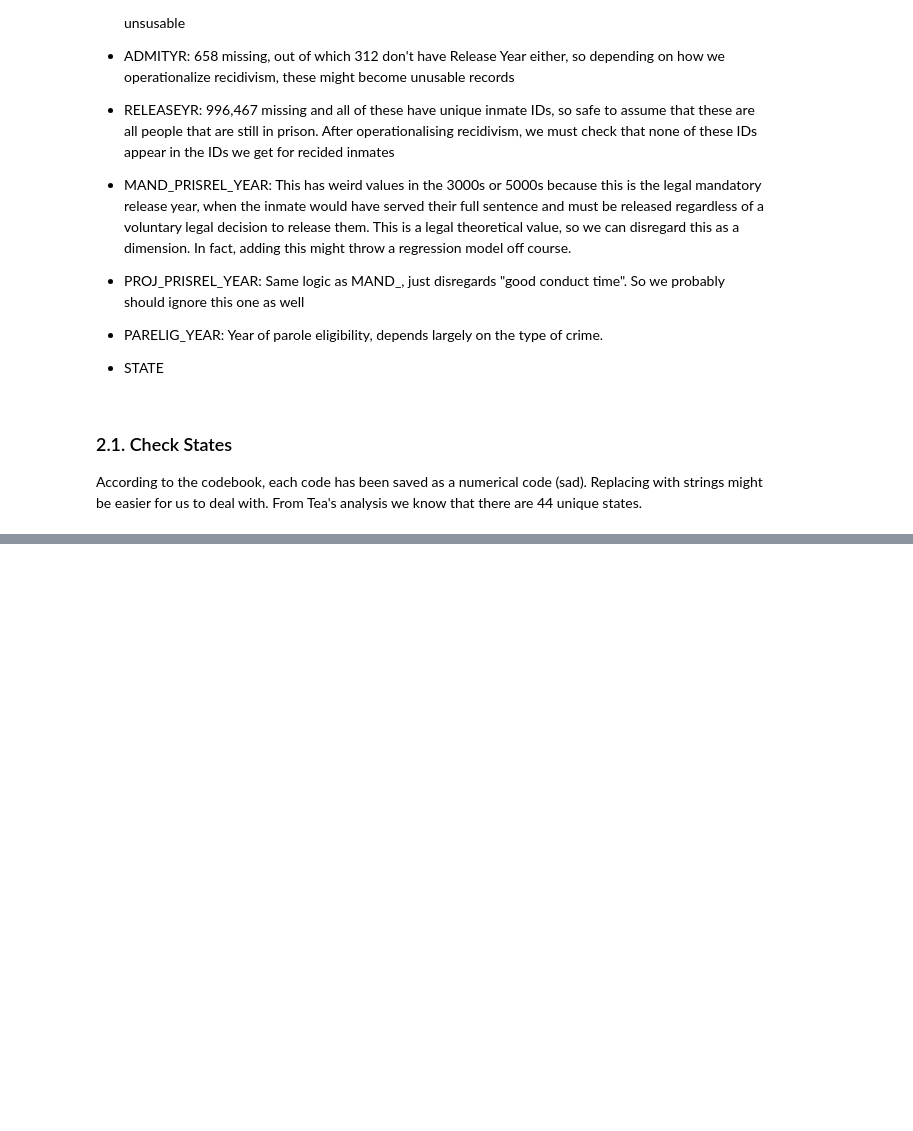
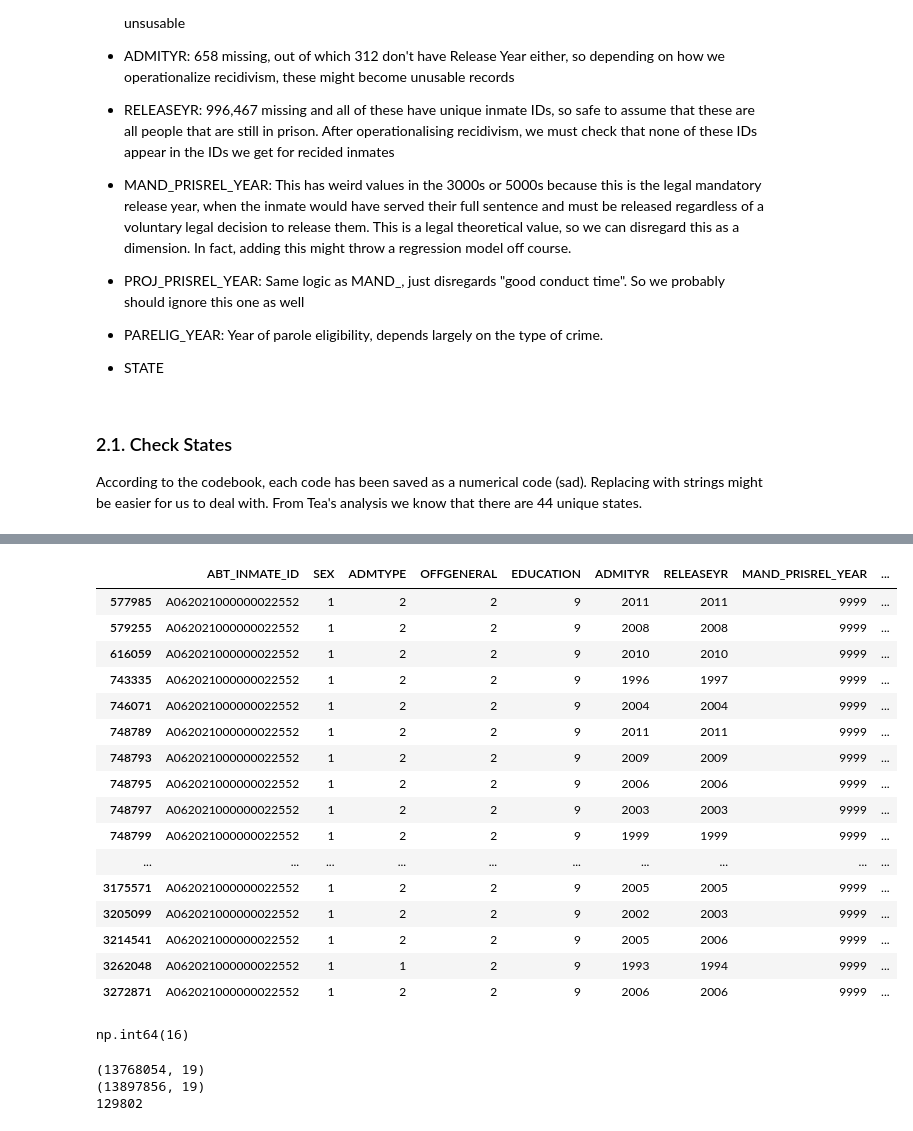
Before and after one commit to TeaTafaj/Recidivism-Education, a Jupyter notebook: eda.ipynb, the cells around one changed output, grey strips where cells are left out. Drawn from its saved outputs; the diff is of its cells as text; code cells hidden in the pictures; blank space fills up the shorter version.

```diff
--- a/eda.ipynb
+++ b/eda.ipynb
@@ -242,0 +319,34 @@ plt.show()
+# %%
+first_46_id_rows = df[df["ABT_INMATE_ID"] == "A062021000000022552"]
+first_46_id_rows
+# %% [output]
+|  | ABT_INMATE_ID | SEX | ADMTYPE | OFFGENERAL | EDUCATION | ADMITYR | RELEASEYR | MAND_PRISREL_YEAR | ... |
+| 577985 | A062021000000022552 | 1 | 2 | 2 | 9 | 2011 | 2011 | 9999 | ... |
+| 579255 | A062021000000022552 | 1 | 2 | 2 | 9 | 2008 | 2008 | 9999 | ... |
+| 616059 | A062021000000022552 | 1 | 2 | 2 | 9 | 2010 | 2010 | 9999 | ... |
+| 743335 | A062021000000022552 | 1 | 2 | 2 | 9 | 1996 | 1997 | 9999 | ... |
+| 746071 | A062021000000022552 | 1 | 2 | 2 | 9 | 2004 | 2004 | 9999 | ... |
+| 748789 | A062021000000022552 | 1 | 2 | 2 | 9 | 2011 | 2011 | 9999 | ... |
+| 748793 | A062021000000022552 | 1 | 2 | 2 | 9 | 2009 | 2009 | 9999 | ... |
+| 748795 | A062021000000022552 | 1 | 2 | 2 | 9 | 2006 | 2006 | 9999 | ... |
+| 748797 | A062021000000022552 | 1 | 2 | 2 | 9 | 2003 | 2003 | 9999 | ... |
+| 748799 | A062021000000022552 | 1 | 2 | 2 | 9 | 1999 | 1999 | 9999 | ... |
+| ... | ... | ... | ... | ... | ... | ... | ... | ... | ... |
+| 3175571 | A062021000000022552 | 1 | 2 | 2 | 9 | 2005 | 2005 | 9999 | ... |
+| 3205099 | A062021000000022552 | 1 | 2 | 2 | 9 | 2002 | 2003 | 9999 | ... |
+| 3214541 | A062021000000022552 | 1 | 2 | 2 | 9 | 2005 | 2006 | 9999 | ... |
+| 3262048 | A062021000000022552 | 1 | 1 | 2 | 9 | 1993 | 1994 | 9999 | ... |
+| 3272871 | A062021000000022552 | 1 | 2 | 2 | 9 | 2006 | 2006 | 9999 | ... |
+# %%
+first_46_id_rows.duplicated().sum()
+# %% [output]
+np.int64(16)
+# %%
+df_drop_dupl = df.drop_duplicates()
+print(df_drop_dupl.shape)
+print(df.shape)
+print(df.shape[0] - df_drop_dupl.shape[0])
+# %% [output]
+(13768054, 19)
+(13897856, 19)
+129802
```
Also changed, not shown: parts of 5 cells of this notebook.
